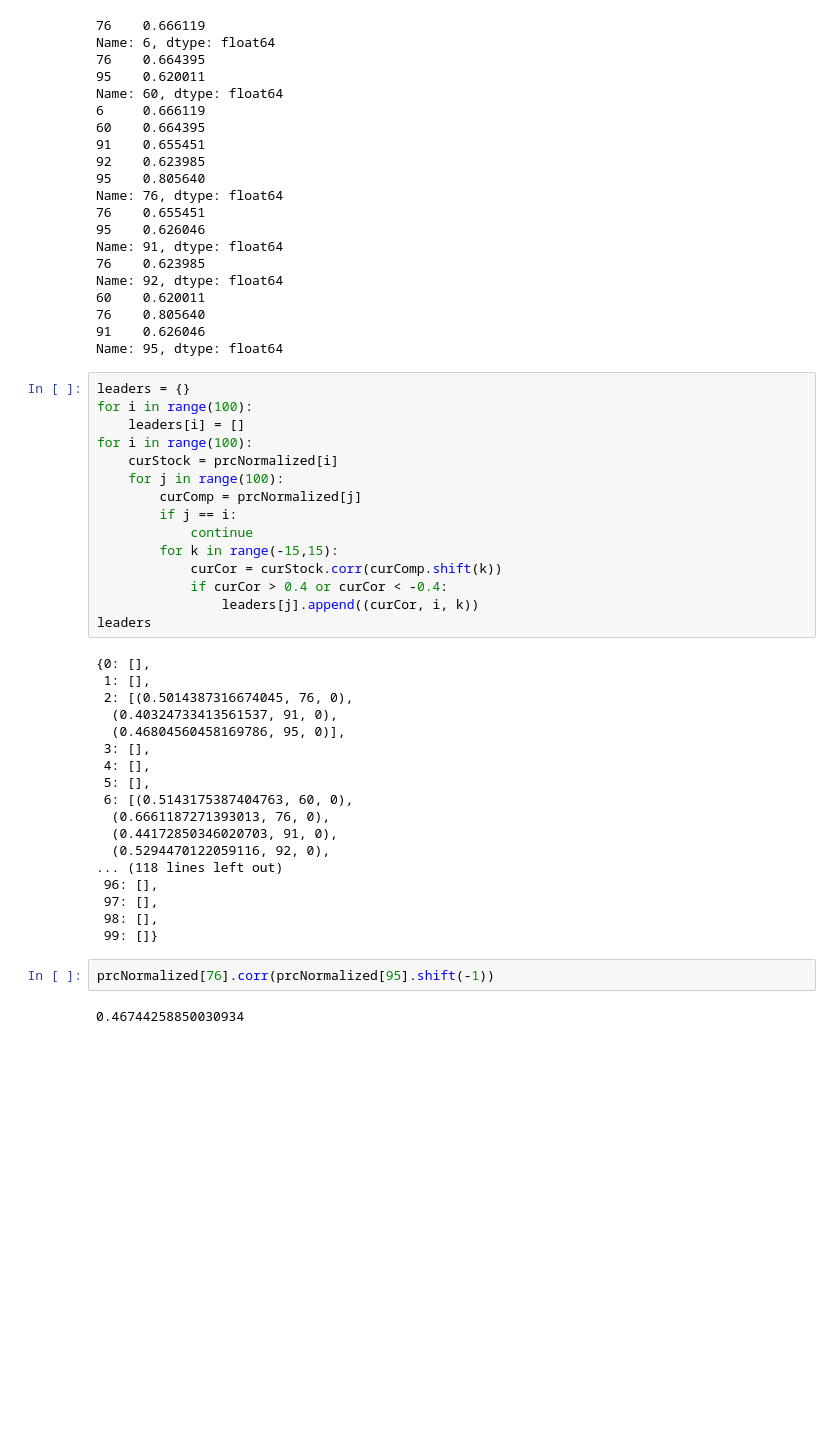
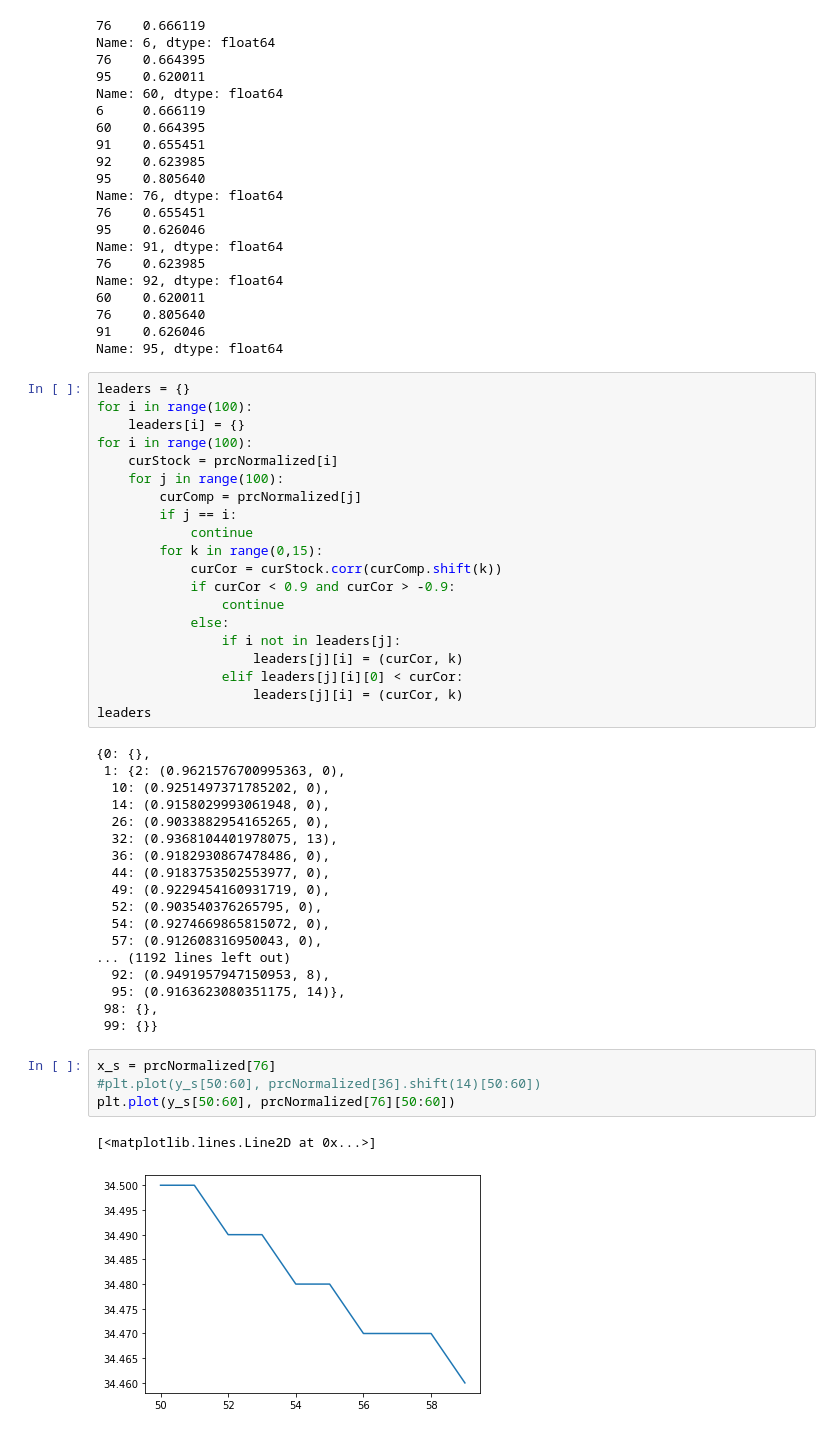
Before and after one commit to notalol1con/algothon2022, a Jupyter notebook: test.ipynb, the cells around one changed output. Saved outputs shown, nothing was run; the diff lists cells and outputs as text; blank space fills up the shorter version.

Commit message:
leader + lagger

```diff
--- a/test.ipynb
+++ b/test.ipynb
@@ -188,37 +188,45 @@ Name: 95, dtype: float64
 # %%
 leaders = {}
 for i in range(100):
-    leaders[i] = []
+    leaders[i] = {}
 for i in range(100):
     curStock = prcNormalized[i]
     for j in range(100):
         curComp = prcNormalized[j]
         if j == i:
             continue
-        for k in range(-15,15):
+        for k in range(0,15):
             curCor = curStock.corr(curComp.shift(k))
-            if curCor > 0.4 or curCor < -0.4:
-                leaders[j].append((curCor, i, k))
+            if curCor < 0.9 and curCor > -0.9:
+                continue
+            else:
+                if i not in leaders[j]:
+                    leaders[j][i] = (curCor, k)
+                elif leaders[j][i][0] < curCor:
+                    leaders[j][i] = (curCor, k)
 leaders
 # %% [output]
-{0: [],
- 1: [],
- 2: [(0.5014387316674045, 76, 0),
-  (0.40324733413561537, 91, 0),
-  (0.46804560458169786, 95, 0)],
- 3: [],
- 4: [],
- 5: [],
- 6: [(0.5143175387404763, 60, 0),
-  (0.6661187271393013, 76, 0),
-  (0.44172850346020703, 91, 0),
-  (0.5294470122059116, 92, 0),
-... (118 lines left out)
- 96: [],
- 97: [],
- 98: [],
- 99: []}
+{0: {},
+ 1: {2: (0.9621576700995363, 0),
+  10: (0.9251497371785202, 0),
+  14: (0.9158029993061948, 0),
+  26: (0.9033882954165265, 0),
+  32: (0.9368104401978075, 13),
+  36: (0.9182930867478486, 0),
+  44: (0.9183753502553977, 0),
+  49: (0.9229454160931719, 0),
+  52: (0.903540376265795, 0),
+  54: (0.9274669865815072, 0),
+  57: (0.912608316950043, 0),
+... (1192 lines left out)
+  92: (0.9491957947150953, 8),
+  95: (0.9163623080351175, 14)},
+ 98: {},
+ 99: {}}
-# %%
-prcNormalized[76].corr(prcNormalized[95].shift(-1))
-# %% [output]
-0.46744258850030934
+# %%
+x_s = prcNormalized[76]
+#plt.plot(y_s[50:60], prcNormalized[36].shift(14)[50:60])
+plt.plot(y_s[50:60], prcNormalized[76][50:60])
+# %% [output]
+[<matplotlib.lines.Line2D at 0x...>]
+[figure, added]
```
Also changed, not shown: parts of 1 cell of this notebook.
